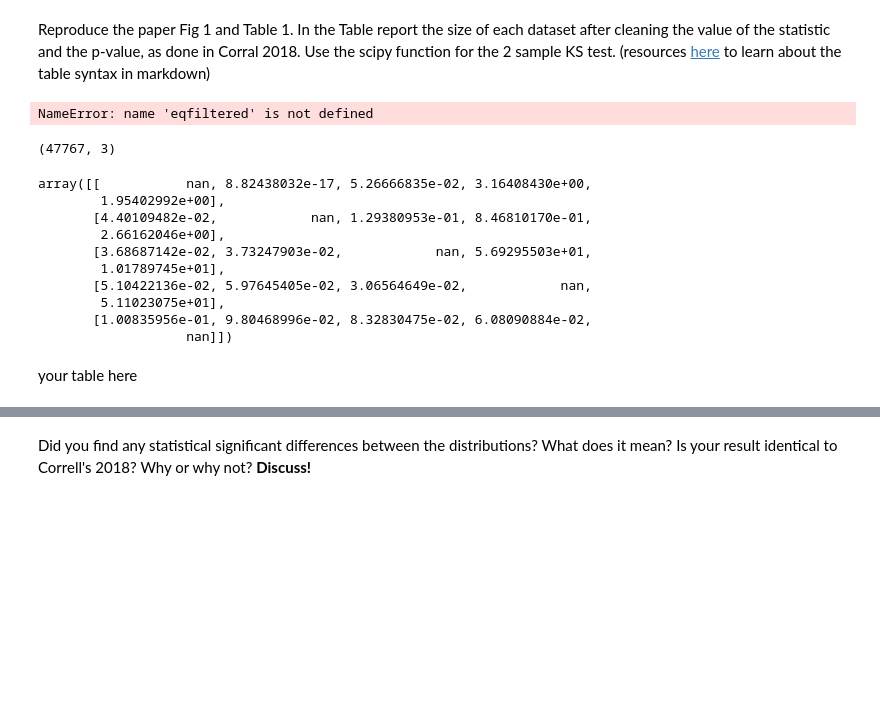
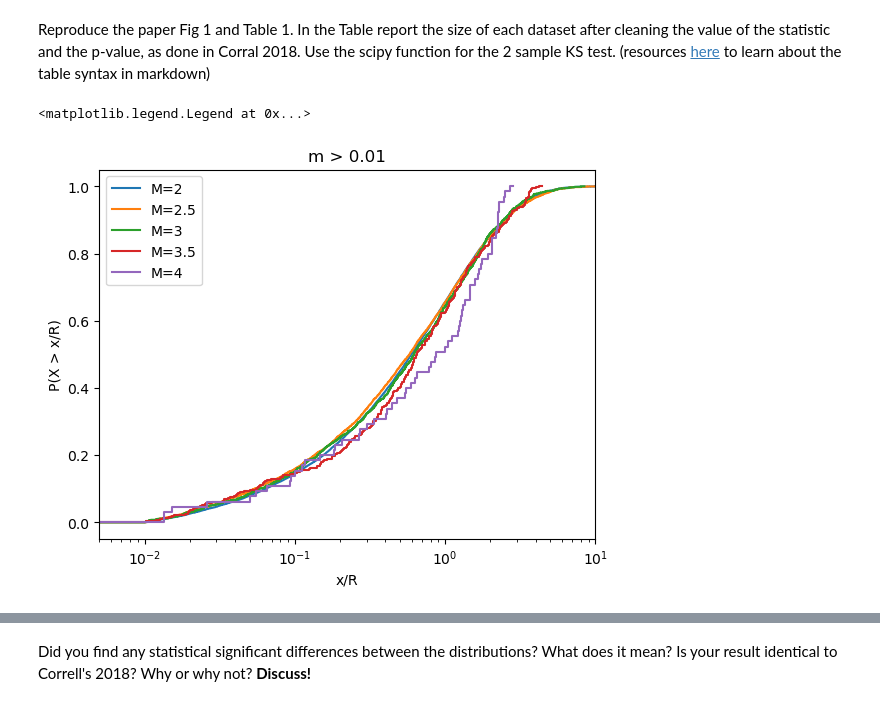
Before and after one commit to wtaranto/DSPS_wtaranto, a Jupyter notebook: HW3/KS_earthquakes_instructions.ipynb, the cells around one changed output, grey strips where cells are left out. Cells and saved outputs as stored; diff of their text form; code cells hidden in the pictures; blank space fills up the shorter version.

```diff
--- a/HW3/KS_earthquakes_instructions.ipynb
+++ b/HW3/KS_earthquakes_instructions.ipynb
@@ -354,58 +348,36 @@ The pseudocode for the algorithm is [here](https://github.com/fedhere/DSPS_FBian
 Reproduce the paper Fig 1 and Table 1. In the Table report the size of each dataset after cleaning the value of the statistic and the p-value, as done in Corral 2018. Use the scipy function for the 2 sample KS test. (resources [here](https://colab.research.google.com/notebooks/markdown_guide.ipynb#scrollTo=70pYkR9LiOV0) to learn about the table syntax in markdown)
 # %%
 # your code here
-import copy as cp
-alpha = 0.0027
-eqGoodDataSamples = []
+alpha = 0.27 #this is in percent
+eqGoodDataSamples01 = []
+
 for thresh in [2.0, 2.5, 3.0, 3.5, 4.0]:
-    del eqfiltered
     eqfiltered = eqGoodData[eqGoodData['mag'] >= thresh].copy()
     eqfiltered = eqfiltered.diff()
     eqfiltered = eqfiltered[1:]
 
     eqfiltered = eqfiltered[eqfiltered['datetime'] < pd.to_timedelta(30, unit='D')]
 
     R = 1/np.average(eqfiltered['datetime'].astype('int64'))
     eqfiltered['datetime_normed'] = eqfiltered['datetime'].astype('int64') * R
     eqfiltered = eqfiltered[eqfiltered['datetime_normed'] >= 0.01]
 
     R = 1/np.average(eqfiltered['datetime'].astype('int64'))
     eqfiltered['datetime_normed'] = eqfiltered['datetime'].astype('int64') * R
     eqfiltered = eqfiltered[eqfiltered['datetime_normed'] >= 0.01]
 
     eq_edcf = stats.ecdf(eqfiltered['datetime_normed'])
     eq_edcf.cdf.plot()
 
-    eqGoodDataSamples.append(eqfiltered)
+    eqGoodDataSamples01.append(eqfiltered.copy())
+
 
 plt.xscale('log')
 plt.xlim([0.005,10])
-plt.legend(['2', '2.5', '3', '3.5', '4'])
-
-results = np.full([5,5], np.nan)
-for i in range(5):
-    for j in range(i + 1, 5):
-        ks_statistic, p_value = stats.ks_2samp(eqGoodDataSamples[i]['datetime_normed'], eqGoodDataSamples[j]['datetime_normed'])
-        results[i, j] = p_value * 100
-        results[j, i] = ks_statistic
+plt.title('m > 0.01')
+plt.ylabel('P(X > x/R)')
+plt.xlabel('x/R')
+plt.legend(['M=2', 'M=2.5', 'M=3', 'M=3.5', 'M=4'])
 # %% [output]
-NameError: name 'eqfiltered' is not defined
+<matplotlib.legend.Legend at 0x...>
+[figure, added]
-# %%
-eqGoodDataSamples[0].shape
-# %% [output]
-(47767, 3)
-# %%
-results
-# %% [output]
-array([[           nan, 8.82438032e-17, 5.26666835e-02, 3.16408430e+00,
-        1.95402992e+00],
-       [4.40109482e-02,            nan, 1.29380953e-01, 8.46810170e-01,
-        2.66162046e+00],
-       [3.68687142e-02, 3.73247903e-02,            nan, 5.69295503e+01,
-        1.01789745e+01],
-       [5.10422136e-02, 5.97645405e-02, 3.06564649e-02,            nan,
-        5.11023075e+01],
-       [1.00835956e-01, 9.80468996e-02, 8.32830475e-02, 6.08090884e-02,
-                   nan]])
-# %% [markdown]
-your table here
```
Also changed, not shown: parts of 30 cells of this notebook.
